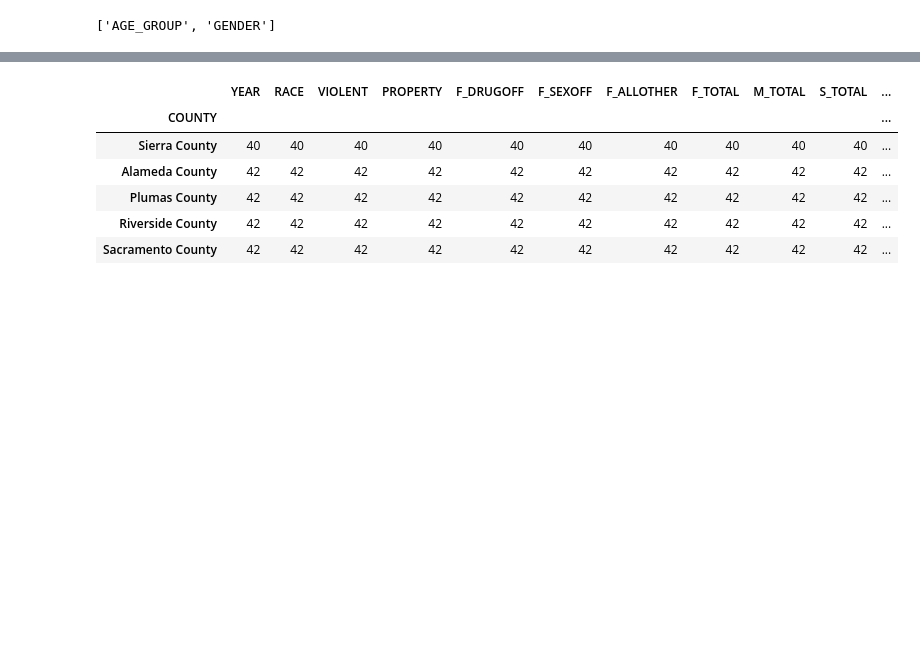
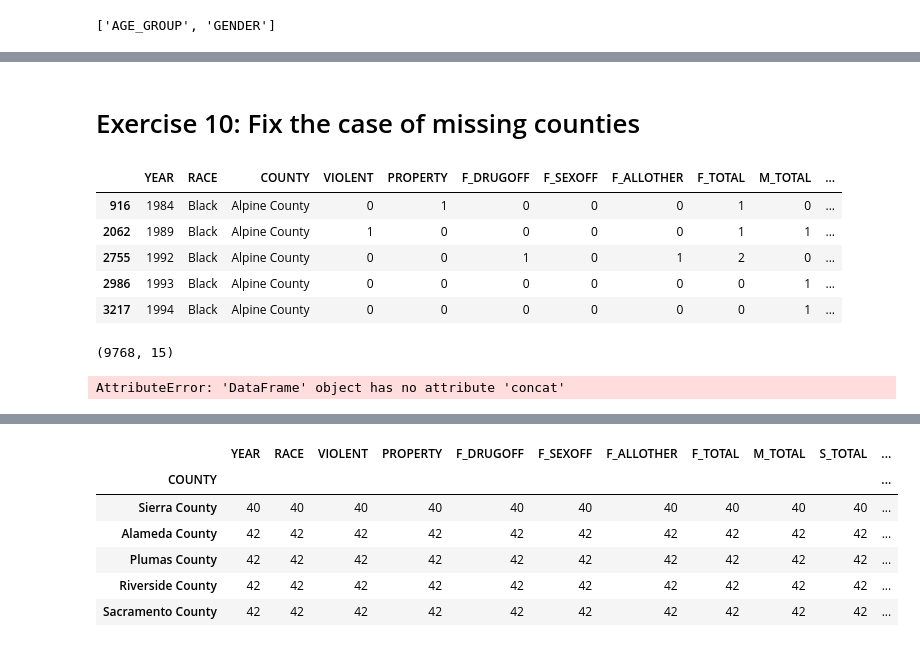
Before and after one commit to xianchiz/IDS_720_Groupby, a Jupyter notebook: exercise_groupby.ipynb, the cells around one changed output, grey strips where cells are left out. Drawn from its saved outputs; the diff is of its cells as text; code cells hidden in the pictures; blank space fills up the shorter version.

```diff
--- a/exercise_groupby.ipynb
+++ b/exercise_groupby.ipynb
@@ -8,5 +9,8 @@ import altair as alt
 # %%
-df = pd.read_csv("https://media.githubusercontent.com/media/nickeubank/MIDS_Data/master/OnlineArrestData1980-2021.csv") # read in the data
+# load in data
+df = pd.read_csv(
+    "https://media.githubusercontent.com/media/nickeubank/MIDS_Data/master/OnlineArrestData1980-2021.csv"
+)  # read in the data
 df.head(10)
 # %% [output]
 |  | YEAR | GENDER | RACE | AGE_GROUP | COUNTY | VIOLENT | PROPERTY | F_DRUGOFF | F_SEXOFF | F_ALLOTHER | ... |
@@ -34,6 +38,6 @@ assert not df1.any()
 # %%
-ex4_num_rows = df.groupby(["YEAR", "RACE", "COUNTY"], as_index=False).sum()
-ex4_num_rows
+county_year_race = df.groupby(["YEAR", "RACE", "COUNTY"], as_index=False).sum()
+county_year_race
 # %% [output]
 |  | YEAR | RACE | COUNTY | VIOLENT | PROPERTY | F_DRUGOFF | F_SEXOFF | F_ALLOTHER | F_TOTAL | M_TOTAL | ... |
 | 0 | 1980 | Black | Alameda County | 2594 | 5138 | 1489 | 94 | 541 | 9856 | 24081 | ... |
@@ -397,0 +85,6 @@ ex4_num_rows.loc[len(ex4_num_rows)] = [1984,'Black','Mariposa County',0,0,0,0,0,
+# %%
+violent_year = county_year_race.groupby(["COUNTY", "YEAR"])["VIOLENT"].transform("sum")
+drug_year = county_year_race.groupby(["COUNTY", "YEAR"])["F_DRUGOFF"].transform("sum")
+county_year_race["total_violent_by_race"] = violent_year
+county_year_race["total_drug_by_race"] = drug_year
+county_year_race
@@ -397,0 +117,17 @@ ex4_num_rows.loc[len(ex4_num_rows)] = [1984,'Black','Mariposa County',0,0,0,0,0,
+# %%
+# added columns for share of violent and drug-related arrests by race
+county_year_race["share_violent_by_race"] = (
+    county_year_race["VIOLENT"] / county_year_race["total_violent_by_race"]
+)
+county_year_race["share_drug_by_race"] = (
+    county_year_race["F_DRUGOFF"] / county_year_race["total_drug_by_race"]
+)
+county_year_race
+
+# value between 0-1
+ex7_alameda_1980_share_violent_arrestees_black = county_year_race[
+    (county_year_race["YEAR"] == 1980)
+    & (county_year_race["RACE"] == "Black")
+    & (county_year_race["COUNTY"] == "Alameda County")
+]["share_violent_by_race"][0]
+ex7_alameda_1980_share_violent_arrestees_black
@@ -397,0 +279,43 @@ ex4_num_rows.loc[len(ex4_num_rows)] = [1984,'Black','Mariposa County',0,0,0,0,0,
+# %% [markdown]
+# Exercise 10: Fix the case of missing counties
+# %%
+county_year_race[
+    (county_year_race["COUNTY"] == "Alpine County")
+    & (county_year_race["RACE"] == "Black")
+].head()
+# %% [output]
+|  | YEAR | RACE | COUNTY | VIOLENT | PROPERTY | F_DRUGOFF | F_SEXOFF | F_ALLOTHER | F_TOTAL | M_TOTAL | ... |
+| 916 | 1984 | Black | Alpine County | 0 | 1 | 0 | 0 | 0 | 1 | 0 | ... |
+| 2062 | 1989 | Black | Alpine County | 1 | 0 | 0 | 0 | 0 | 1 | 1 | ... |
+| 2755 | 1992 | Black | Alpine County | 0 | 0 | 1 | 0 | 1 | 2 | 0 | ... |
+| 2986 | 1993 | Black | Alpine County | 0 | 0 | 0 | 0 | 0 | 0 | 1 | ... |
+| 3217 | 1994 | Black | Alpine County | 0 | 0 | 0 | 0 | 0 | 0 | 1 | ... |
+# %%
+# fill in the value for Alpine county that some races don't have equal to zero and keep all rows in different counties are the same
+county_year_race.loc[len(county_year_race)] = [1980,'Black','Alpine County',0,0,0,0,0,0,0,0,0,0,0,0]
+county_year_race.loc[len(county_year_race)] = [1981,'Black','Alpine County',0,0,0,0,0,0,0,0,0,0,0,0]
+county_year_race.loc[len(county_year_race)] = [1982,'Black','Alpine County',0,0,0,0,0,0,0,0,0,0,0,0]
+county_year_race.loc[len(county_year_race)] = [1983,'Black','Alpine County',0,0,0,0,0,0,0,0,0,0,0,0]
+county_year_race.loc[len(county_year_race)] = [1985,'Black','Alpine County',0,0,0,0,0,0,0,0,0,0,0,0]
+county_year_race.loc[len(county_year_race)] = [1986,'Black','Alpine County',0,0,0,0,0,0,0,0,0,0,0,0]
+county_year_race.loc[len(county_year_race)] = [1987,'Black','Alpine County',0,0,0,0,0,0,0,0,0,0,0,0]
+county_year_race.loc[len(county_year_race)] = [1988,'Black','Alpine County',0,0,0,0,0,0,0,0,0,0,0,0]
+county_year_race.loc[len(county_year_race)] = [1990,'Black','Alpine County',0,0,0,0,0,0,0,0,0,0,0,0]
+county_year_race.loc[len(county_year_race)] = [1991,'Black','Alpine County',0,0,0,0,0,0,0,0,0,0,0,0]
+county_year_race.loc[len(county_year_race)] = [1997,'Black','Alpine County',0,0,0,0,0,0,0,0,0,0,0,0]
+county_year_race.loc[len(county_year_race)] = [2001,'Black','Alpine County',0,0,0,0,0,0,0,0,0,0,0,0]
+county_year_race.shape
+# %% [output]
+(9768, 15)
+# %%
+#replace above cell with this
+alpine_year = [1980, 1981, 1982, 1983, 1985, 1986, 1987, 1988, 1990, 1991, 1997, 2001]
+alpine_data = pd.DataFrame(columns=county_year_race.columns)
+alpine_data.YEAR = alpine_year
+alpine_data.RACE = 'Black'
+alpine_data.COUNTY = 'Alpine County'
+alpine_data = alpine_data.fillna(0)
+county_year_race = pd.concat([county_year_race, alpine_data])
+county_year_race.shape
+# %% [output]
+AttributeError: 'DataFrame' object has no attribute 'concat'
```
Also changed, not shown: parts of 98 cells of this notebook.
